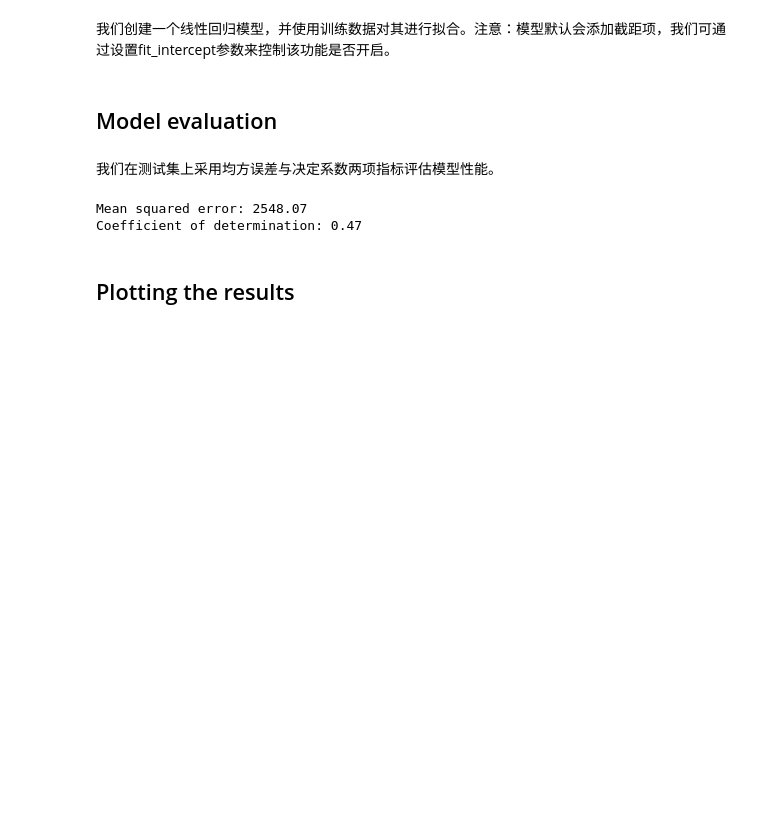
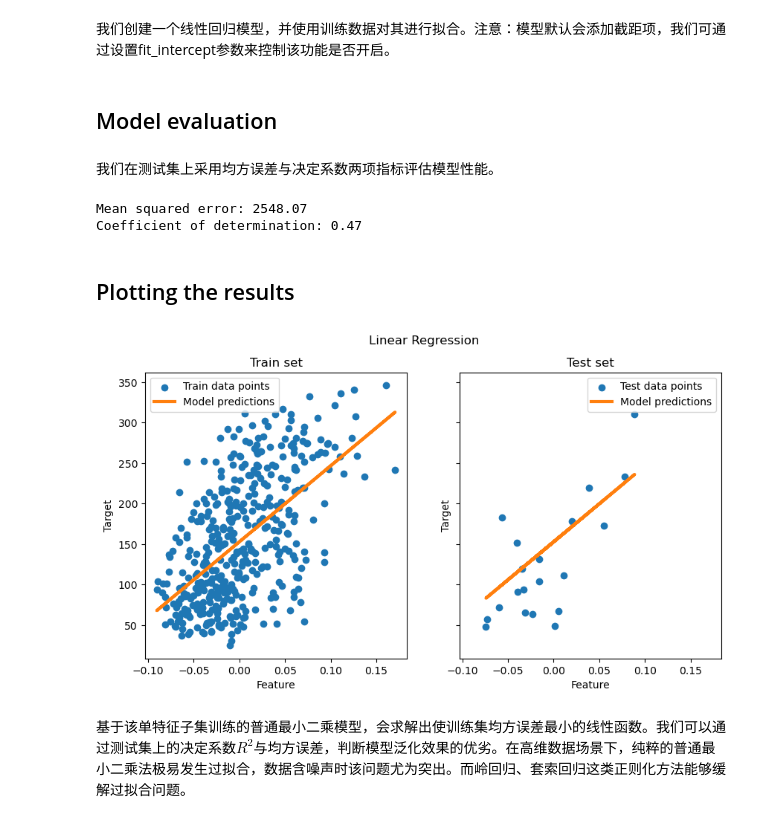
Before and after one commit to Kirito1202/Machine_Learning, a Jupyter notebook: Supervised learning/Ordinary_Least_Squares_and_Ridge_Regression.ipynb, the cells around one changed output. Cells and saved outputs as stored; diff of their text form; code cells hidden in the pictures; blank space fills up the shorter version.

```diff
--- a/Supervised learning/Ordinary_Least_Squares_and_Ridge_Regression.ipynb
+++ b/Supervised learning/Ordinary_Least_Squares_and_Ridge_Regression.ipynb
@@ -38,3 +38,37 @@ Mean squared error: 2548.07
 Coefficient of determination: 0.47
 # %% [markdown]
 ## Plotting the results
+# %%
+import matplotlib.pyplot as plt
+
+fig, ax = plt.subplots(ncols=2, figsize=(10, 5), sharex=True, sharey=True)
+
+ax[0].scatter(X_train, y_train, label="Train data points")
+ax[0].plot(
+    X_train,
+    regressor.predict(X_train),
+    linewidth=3,
+    color="tab:orange",
+    label="Model predictions",
+)
+ax[0].set(xlabel="Feature", ylabel="Target", title="Train set")
+ax[0].legend()
+
+ax[1].scatter(X_test, y_test, label="Test data points")
+ax[1].plot(
+    X_test,
+    y_pred,
+    linewidth=3,
+    color="tab:orange",
+    label="Model predictions",
+)
+ax[1].set(xlabel="Feature", ylabel="Target", title="Test set")
+ax[1].legend()
+
+fig.suptitle("Linear Regression")
+
+plt.show()
+# %% [output]
+[figure, added]
+# %% [markdown]
+基于该单特征子集训练的普通最小二乘模型，会求解出使训练集均方误差最小的线性函数。我们可以通过测试集上的决定系数$R^2$与均方误差，判断模型泛化效果的优劣。在高维数据场景下，纯粹的普通最小二乘法极易发生过拟合，数据含噪声时该问题尤为突出。而岭回归、套索回归这类正则化方法能够缓解过拟合问题。
```
